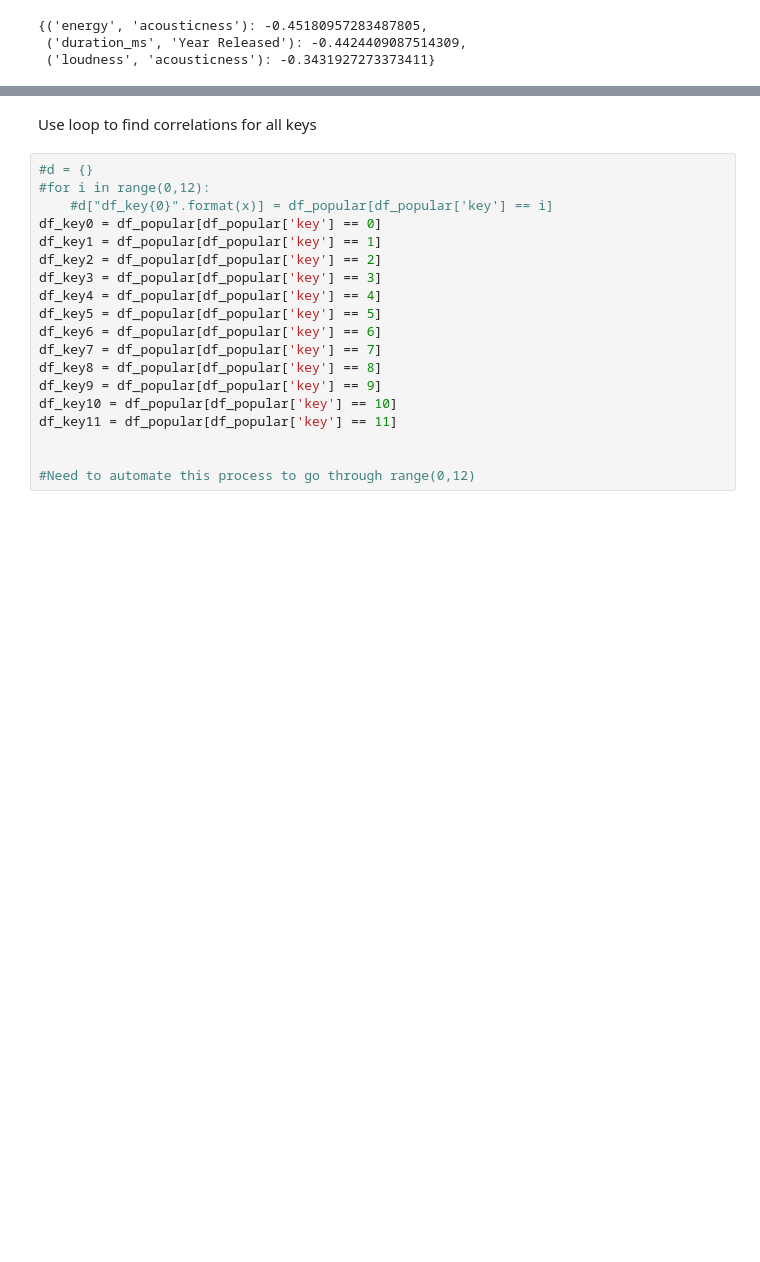
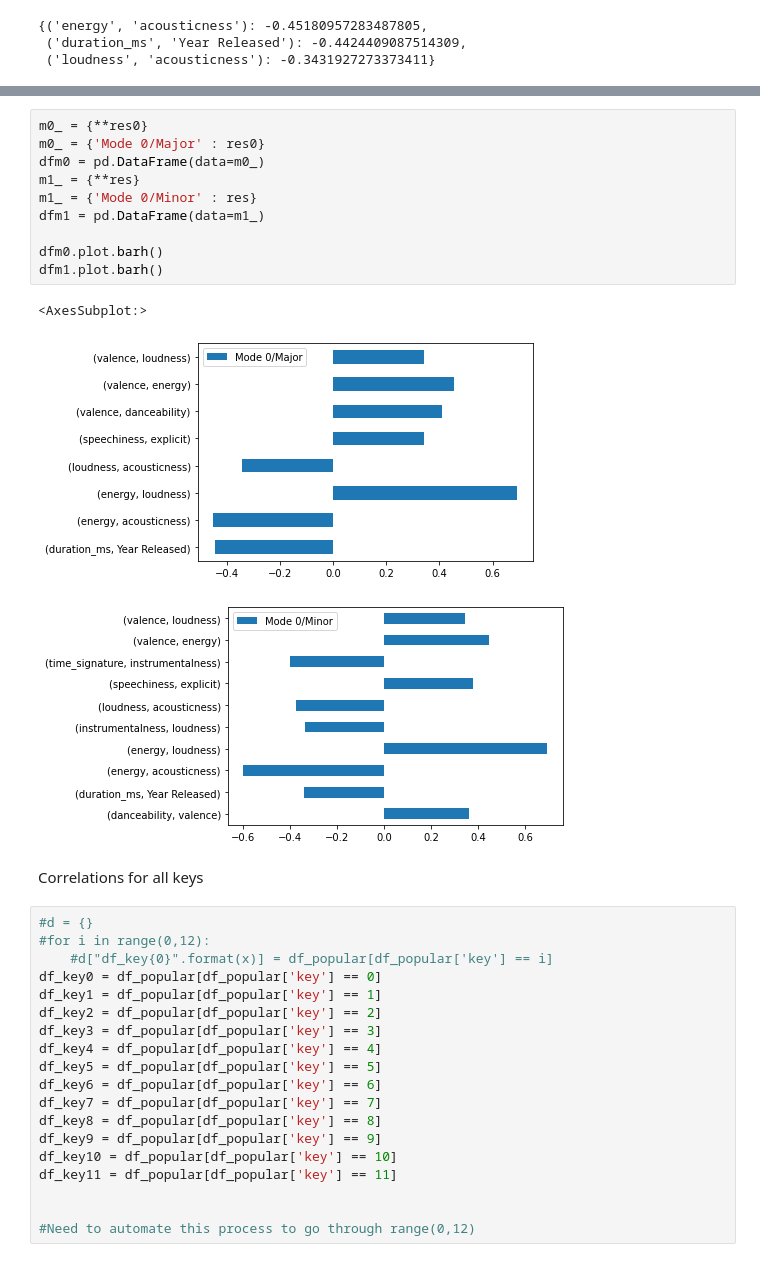
Before and after one commit to DavisAsano/Asano_MusicDataExploration, a Jupyter notebook: Untitled-2.ipynb, the cells around one changed output, grey strips where cells are left out. Cells and saved outputs as stored; diff of their text form; blank space fills up the shorter version.

```diff
--- a/Untitled-2.ipynb
+++ b/Untitled-2.ipynb
@@ -359,5 +351,19 @@ cm0_
+# %%
+m0_ = {**res0}
+m0_ = {'Mode 0/Major' : res0}
+dfm0 = pd.DataFrame(data=m0_)
+m1_ = {**res}
+m1_ = {'Mode 0/Minor' : res}
+dfm1 = pd.DataFrame(data=m1_)
+
+dfm0.plot.barh()
+dfm1.plot.barh()
+# %% [output]
+<AxesSubplot:>
+[figure, added]
+[figure, added]
 # %% [markdown]
-Use loop to find correlations for all keys
+Correlations for all keys
 # %%
 #d = {}
 #for i in range(0,12):
```
Also changed, not shown: parts of 6 cells of this notebook.
